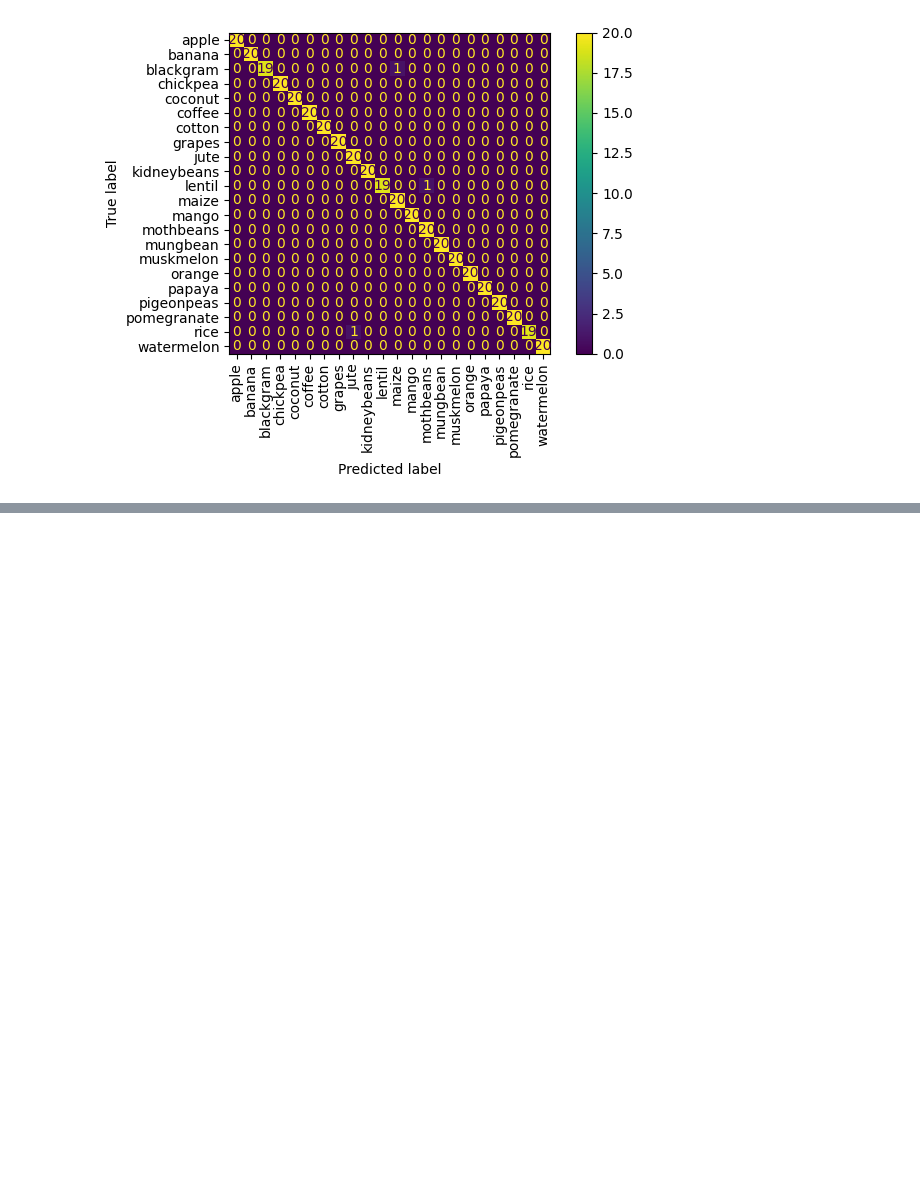
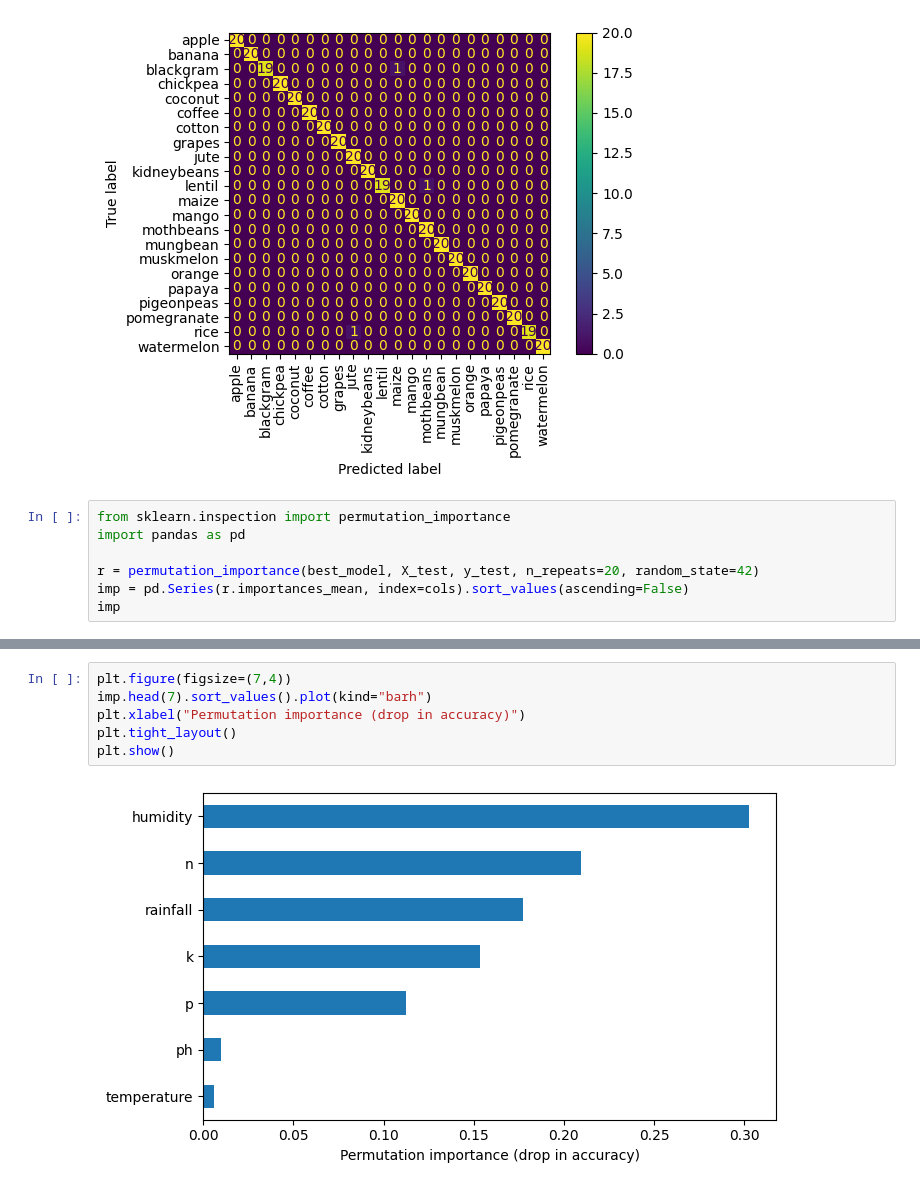
Before and after one commit to psubedicsu/Final-Project---608, a Jupyter notebook: Final_Project.ipynb, the cells around one changed output, grey strips where cells are left out. Saved outputs shown, nothing was run; the diff lists cells and outputs as text; blank space fills up the shorter version.

Commit message:
model evaluation

```diff
--- a/Final_Project.ipynb
+++ b/Final_Project.ipynb
@@ -288,3 +288,10 @@ plt.show()
 # %% [output]
 <Figure size 800x800 with 0 Axes>
 [figure]
+# %%
+from sklearn.inspection import permutation_importance
+import pandas as pd
+
+r = permutation_importance(best_model, X_test, y_test, n_repeats=20, random_state=42)
+imp = pd.Series(r.importances_mean, index=cols).sort_values(ascending=False)
+imp
@@ -290,0 +308,8 @@ plt.show()
+# %%
+plt.figure(figsize=(7,4))
+imp.head(7).sort_values().plot(kind="barh")
+plt.xlabel("Permutation importance (drop in accuracy)")
+plt.tight_layout()
+plt.show()
+# %% [output]
+[figure, added]
```
Also changed, not shown: parts of 1 cell of this notebook.
